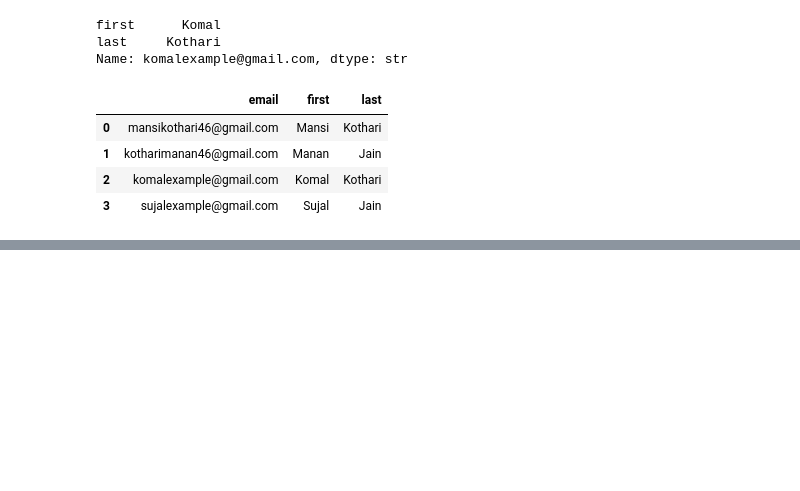
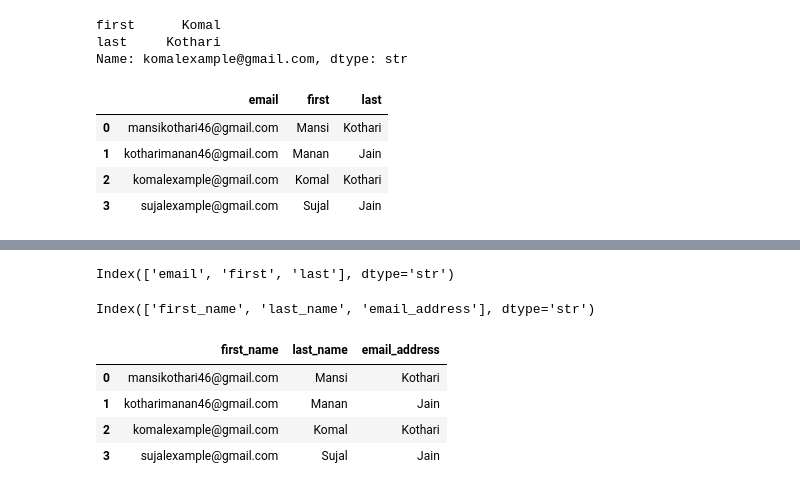
Before and after one commit to KothariMansi/PandasLearn, a Jupyter notebook: Snippets.ipynb, the cells around one changed output, grey strips where cells are left out. Drawn from its saved outputs; the diff is of its cells as text; code cells hidden in the pictures; blank space fills up the shorter version.

Commit message:
Pandas - updating rows and columns within dataframe

```diff
--- a/Snippets.ipynb
+++ b/Snippets.ipynb
@@ -167,0 +176,18 @@ df
+# %%
+df.columns
+# %% [output]
+Index(['email', 'first', 'last'], dtype='str')
+# %%
+df.columns = ['first_name', 'last_name', 'email_address']
+# %%
+df.columns
+# %% [output]
+Index(['first_name', 'last_name', 'email_address'], dtype='str')
+# %%
+df
+# %% [output]
+|  | first_name | last_name | email_address |
+| 0 | mansikothari46@gmail.com | Mansi | Kothari |
+| 1 | kotharimanan46@gmail.com | Manan | Jain |
+| 2 | komalexample@gmail.com | Komal | Kothari |
+| 3 | sujalexample@gmail.com | Sujal | Jain |
```
Also changed, not shown: parts of 32 cells of this notebook, 1 other file.
